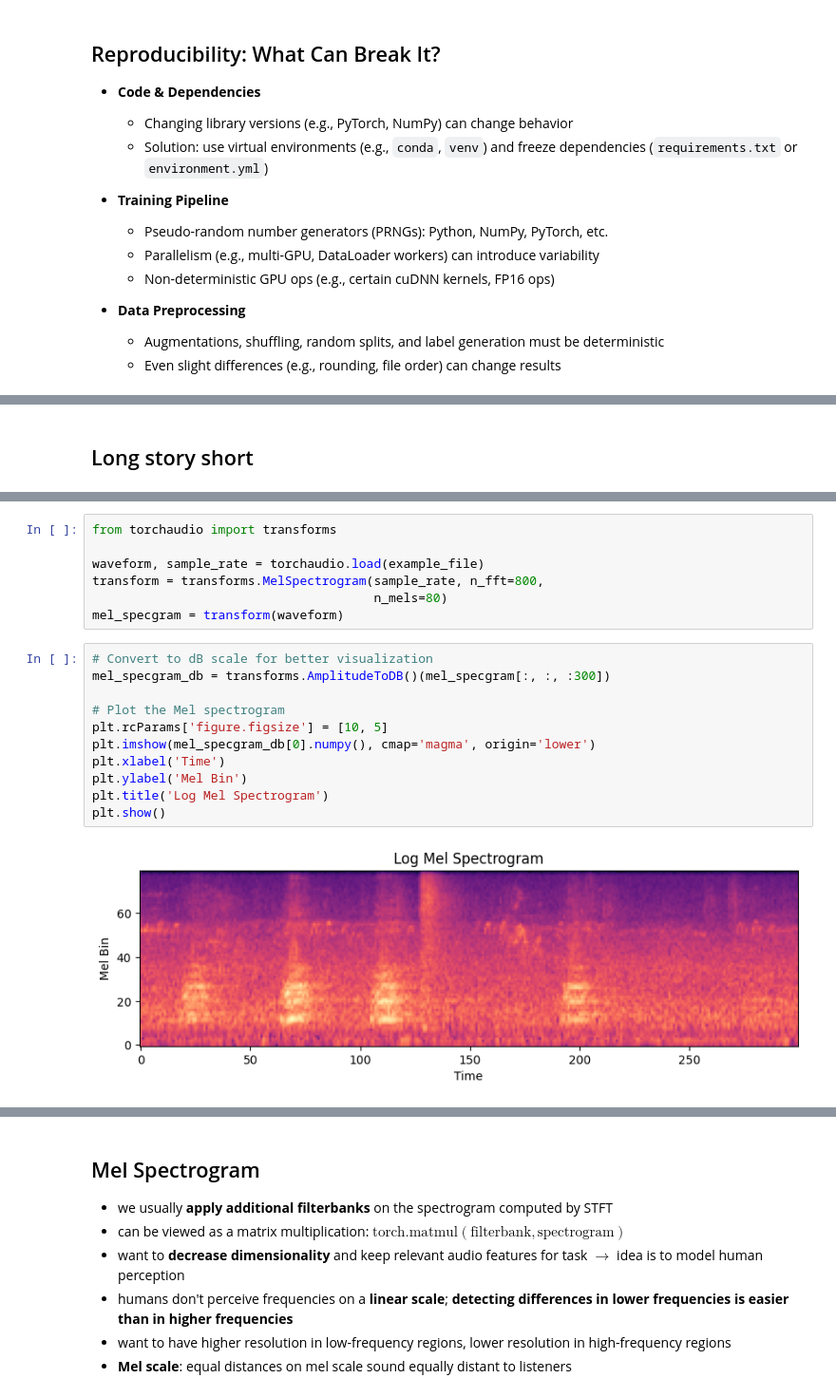
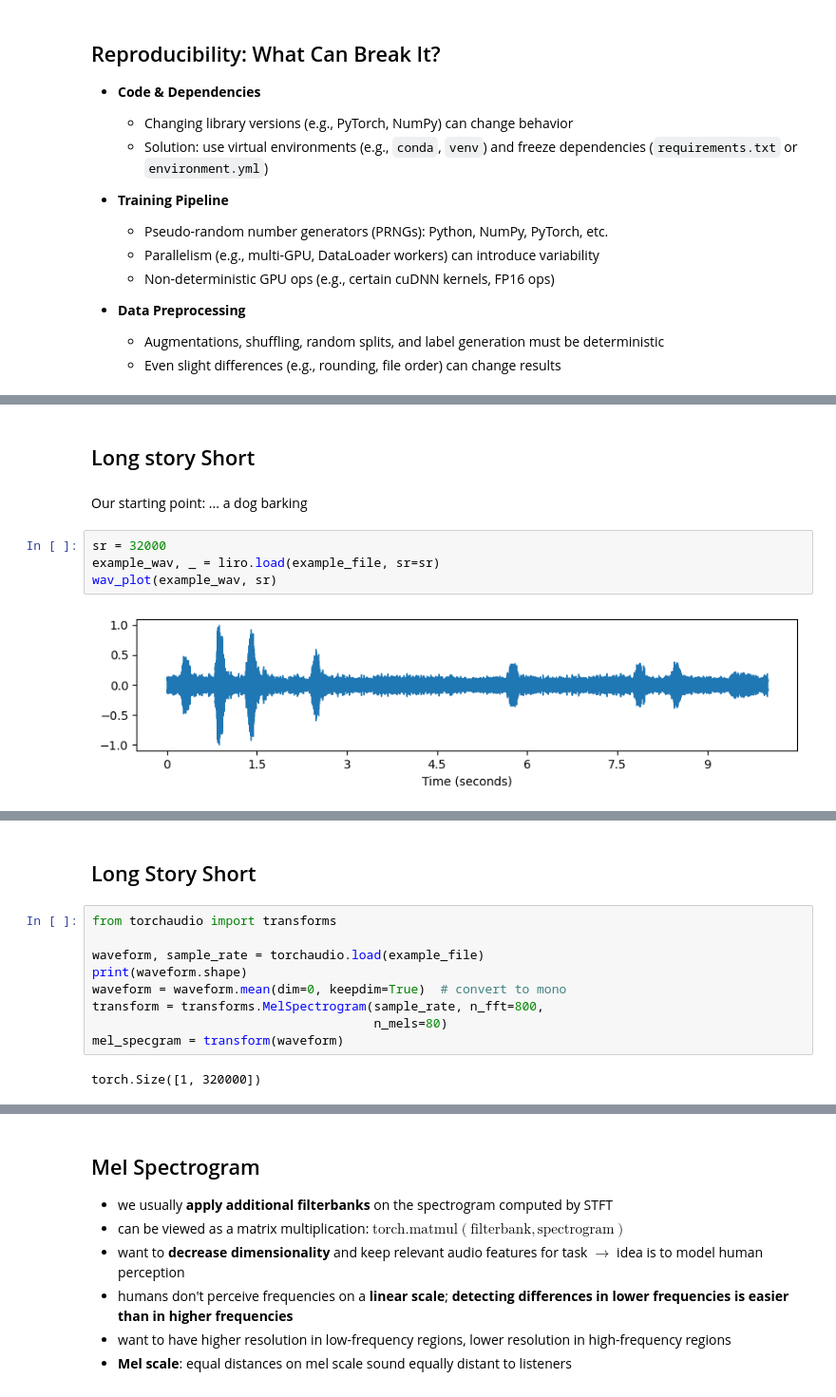
Before and after one commit to fschmid56/malach24, a Jupyter notebook: notebooks/slides.ipynb, the cells around one changed output, grey strips where cells are left out. Shown at 95% size. Saved outputs shown, nothing was run; the diff lists cells and outputs as text.

```diff
--- a/notebooks/slides.ipynb
+++ b/notebooks/slides.ipynb
@@ -223,2 +324,10 @@ Common preprocessing steps (see <a href=https://github.com/fschmid56/malach24> e
 # %% [markdown]
-## Long story short
+## Long story Short
+# %% [markdown]
+Our starting point: ... a dog barking
+# %%
+sr = 32000
+example_wav, _ = liro.load(example_file, sr=sr)
+wav_plot(example_wav, sr)
+# %% [output]
+[figure, added]
@@ -225,20 +335,13 @@ Common preprocessing steps (see <a href=https://github.com/fschmid56/malach24> e
+# %% [markdown]
+## Long Story Short
 # %%
 from torchaudio import transforms
 
 waveform, sample_rate = torchaudio.load(example_file)
+print(waveform.shape)
+waveform = waveform.mean(dim=0, keepdim=True)  # convert to mono
 transform = transforms.MelSpectrogram(sample_rate, n_fft=800,
                                       n_mels=80)
 mel_specgram = transform(waveform)
+# %% [output]
+torch.Size([1, 320000])
-# %%
-# Convert to dB scale for better visualization
-mel_specgram_db = transforms.AmplitudeToDB()(mel_specgram[:, :, :300])
-
-# Plot the Mel spectrogram
-plt.rcParams['figure.figsize'] = [10, 5]
-plt.imshow(mel_specgram_db[0].numpy(), cmap='magma', origin='lower')
-plt.xlabel('Time')
-plt.ylabel('Mel Bin')
-plt.title('Log Mel Spectrogram')
-plt.show()
-# %% [output]
-[figure, removed]
```
Also changed, not shown: parts of 26 cells of this notebook.
